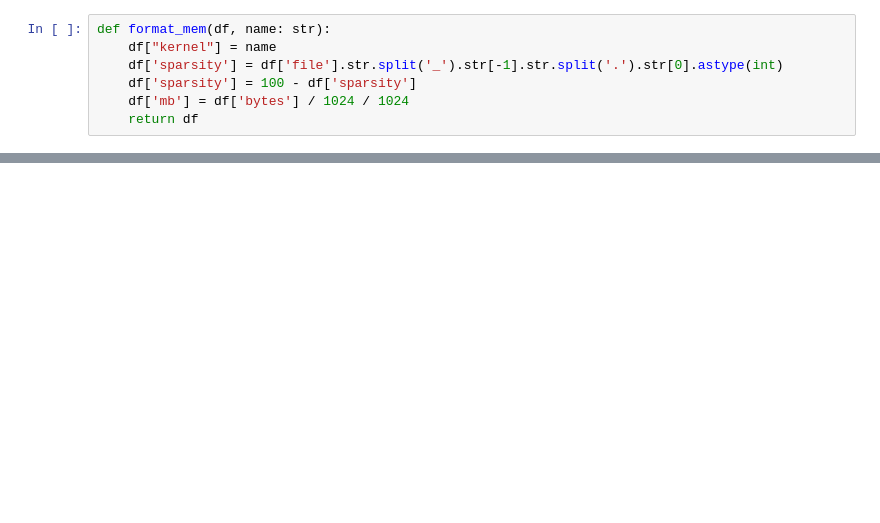
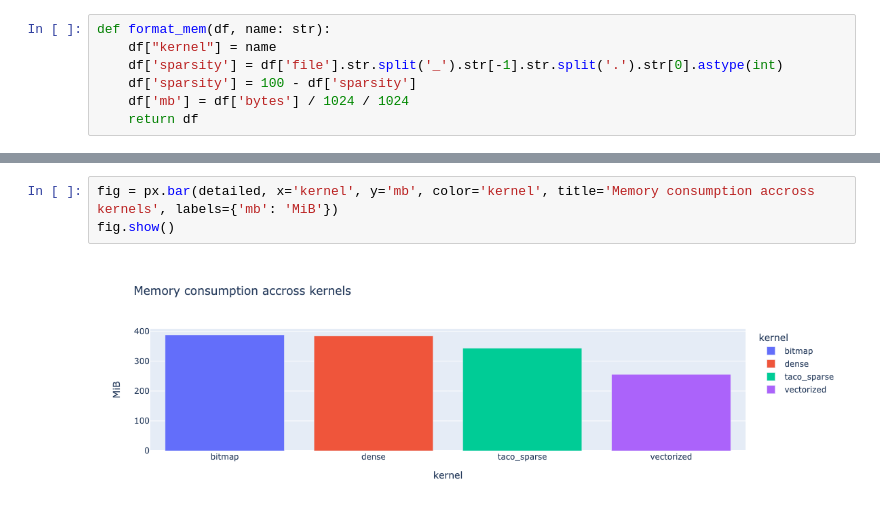
Before and after one commit to AndradeKaio/spgemm-benchmark, a Jupyter notebook: mem.ipynb, the cells around one changed output, grey strips where cells are left out. Cells and saved outputs as stored; diff of their text form; blank space fills up the shorter version.

```diff
--- a/mem.ipynb
+++ b/mem.ipynb
@@ -37,0 +42,5 @@ fig.show()
+# %%
+fig = px.bar(detailed, x='kernel', y='mb', color='kernel', title='Memory consumption accross kernels', labels={'mb': 'MiB'})
+fig.show()
+# %% [output]
+[figure, added]
```
Also changed, not shown: parts of 5 cells of this notebook, 6 other files.
